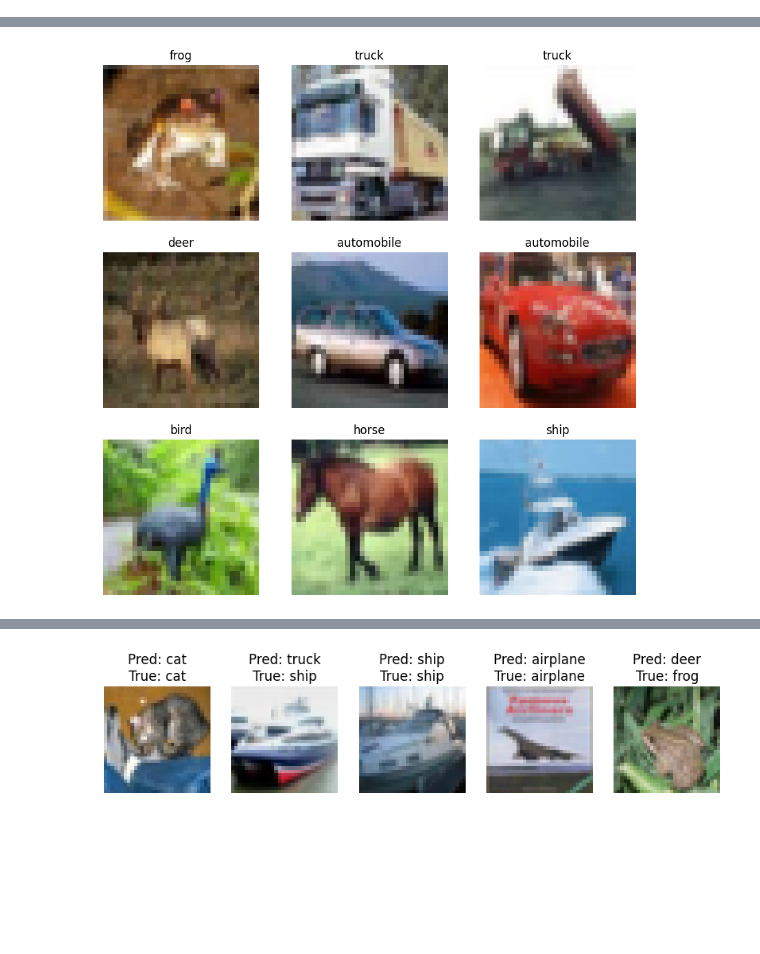
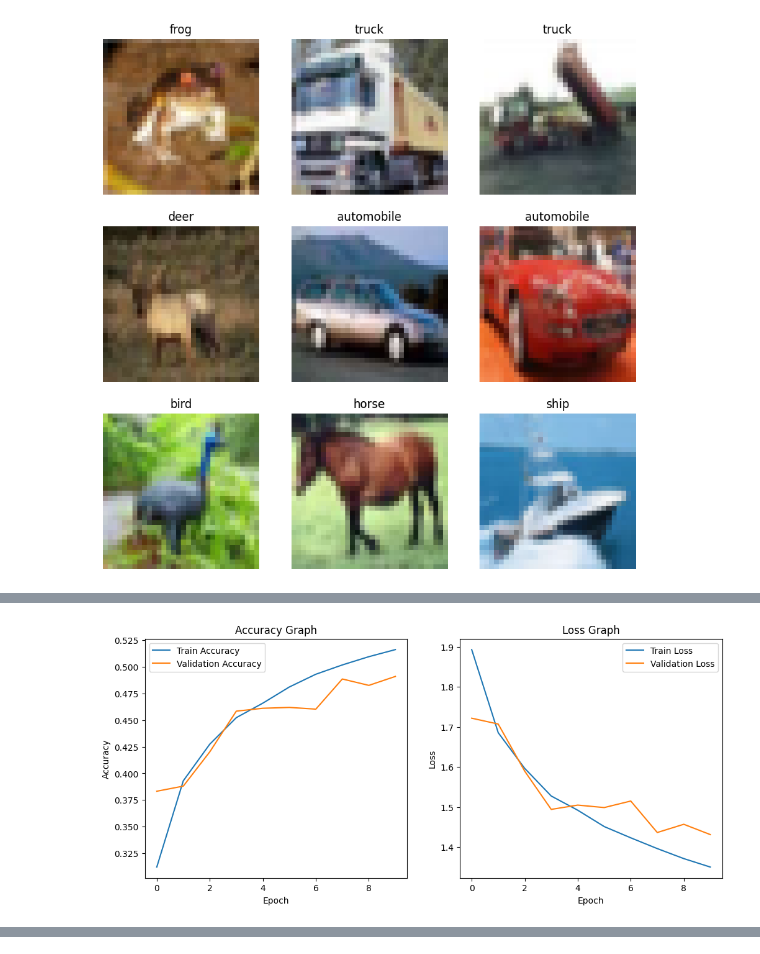
Before and after one commit to ngocnhihophuong2599-max/TH_Deep, a Jupyter notebook: tuan3.ipynb, the cells around one changed output, grey strips where cells are left out. Drawn from its saved outputs; the diff is of its cells as text; code cells hidden in the pictures; blank space fills up the shorter version.

```diff
--- a/tuan3.ipynb
+++ b/tuan3.ipynb
@@ -1,15 +1,11 @@
 # %% [markdown]
 <a href="https://colab.research.google.com/github/ngocnhihophuong2599-max/TH_Deep/blob/main/tuan3.ipynb" target="_parent"><img src="https://colab.research.google.com/assets/colab-badge.svg" alt="Open In Colab"/></a>
 # %%
-
 import tensorflow as tf
 from tensorflow.keras import datasets, layers, models
 import matplotlib.pyplot as plt
 import numpy as np
 
-# ==============================
-# LOAD DATASET CIFAR10
-# ==============================
 
 (x_train, y_train), (x_test, y_test) = datasets.cifar10.load_data()
 
@@ -37,13 +33,12 @@ for i in range(9):
     plt.imshow(x_train[i])
     plt.title(class_names[y_train[i][0]])
     plt.axis('off')
-
 plt.show()
 
-model = models.Sequential()
-
-# Chuyển ảnh 32x32x3 thành vector
-model.add(layers.Flatten(input_shape=(32, 32, 3)))
+model = models.Sequential([
+    tf.keras.Input(shape=(32, 32, 3)), # Define input shape using Input layer
+    layers.Flatten() # Flatten layer no longer needs input_shape
+])
 
 # Hidden Layer 1
 model.add(layers.Dense(512, activation='relu'))
@@ -76,14 +71,61 @@ history = model.fit(
 test_loss, test_acc = model.evaluate(x_test, y_test)
 
 print("\nĐộ chính xác trên tập test:", test_acc)
+plt.figure(figsize=(12,5))
+
+# Accuracy
+
+plt.subplot(1,2,1)
+
+plt.plot(
+history.history['accuracy'],
+label='Train Accuracy'
+)
+
+plt.plot(
+history.history['val_accuracy'],
+label='Validation Accuracy'
+)
+
+plt.xlabel('Epoch')
+
+plt.ylabel('Accuracy')
+
+plt.title('Accuracy Graph')
+
+plt.legend()
+
+# Loss
+
+plt.subplot(1,2,2)
+
+plt.plot(
+history.history['loss'],
+label='Train Loss'
+)
+
+plt.plot(
+history.history['val_loss'],
+label='Validation Loss'
+)
+
+plt.xlabel('Epoch')
+
+plt.ylabel('Loss')
+
+plt.title('Loss Graph')
+
+plt.legend()
+
+plt.show()
 
 predictions = model.predict(x_test)
 
-plt.figure(figsize=(10,5))
+plt.figure(figsize=(12,12)) # Adjusted figure size for 5x5 grid
 
-for i in range(5):
+for i in range(25):
 
-    plt.subplot(1,5,i+1)
+    plt.subplot(5,5,i+1) # Changed subplot to 5x5
 
     plt.imshow(x_test[i])
 
@@ -99,3 +141,4 @@ for i in range(5):
 
 plt.show()
 # %% [output]
+[figure]
@@ -104 +162 @@ Downloading data from https://www.cs.toronto.edu/~kriz/cifar-10-python.tar.gz
-[figure]
+[figure, new version]
@@ -122 +163,0 @@ Epoch 6/10
-[figure, old version]
```
Also changed, not shown: parts of 1 cell of this notebook.
